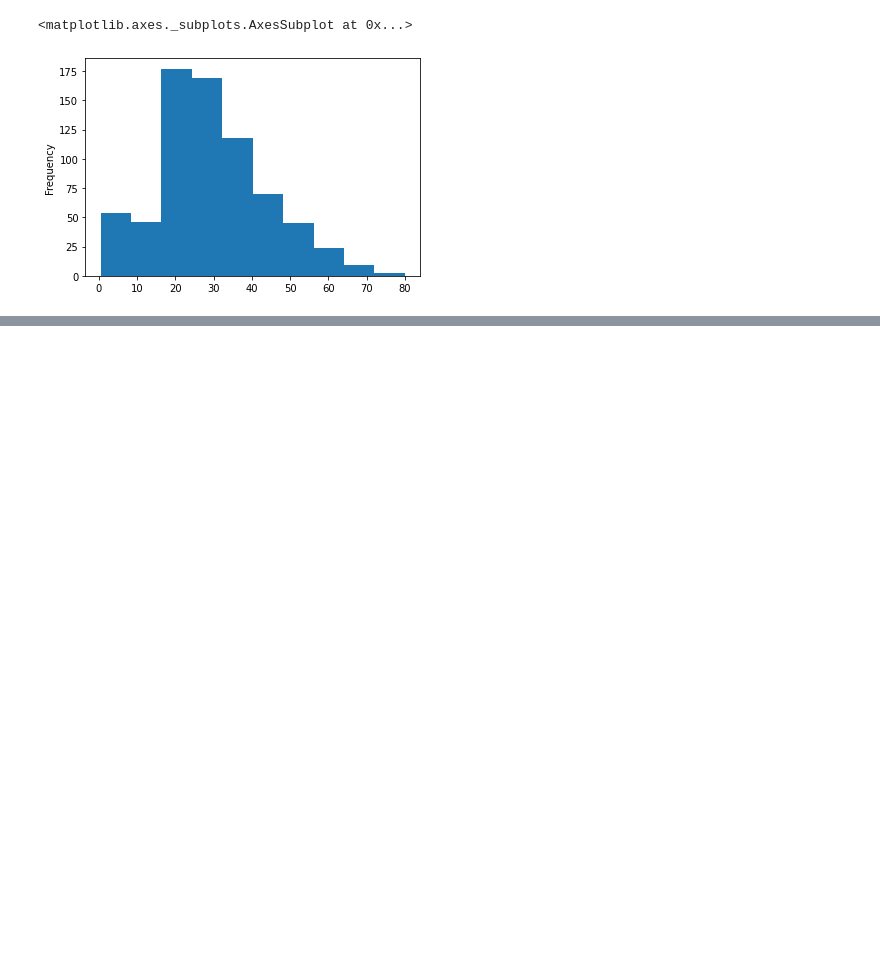
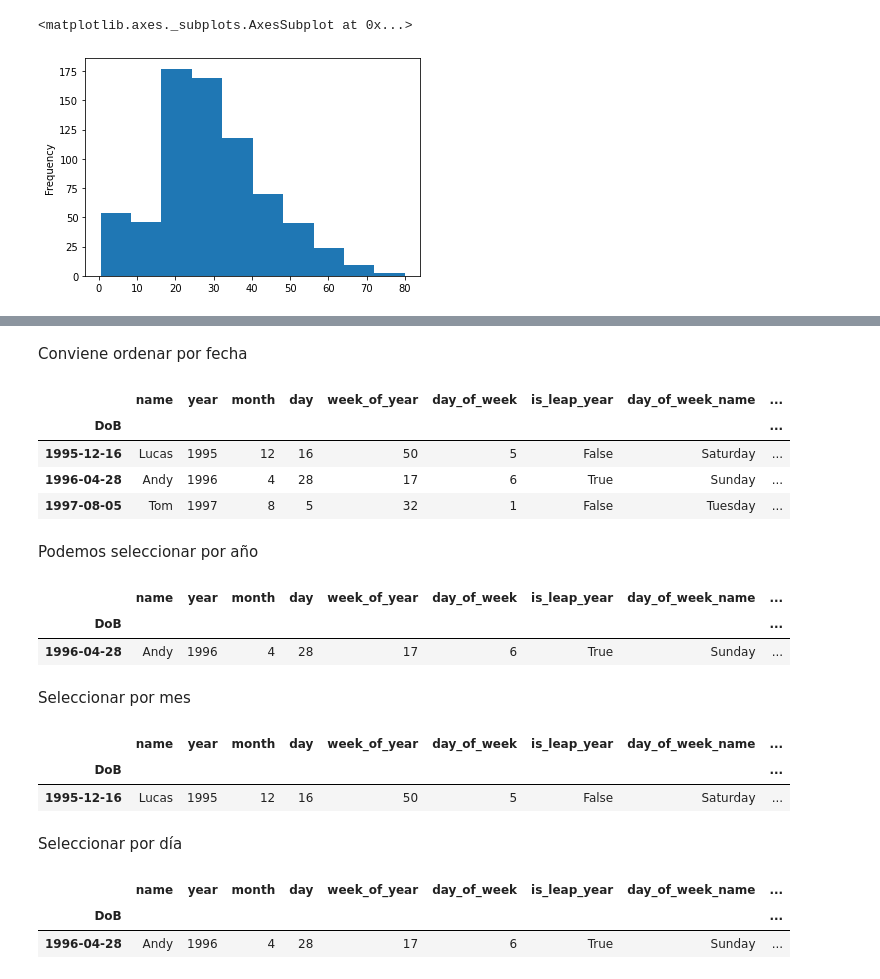
Before and after one commit to wilmerod/Curso-de-introduccion-a-Big-Data-Parte-2-nov2021, a Jupyter notebook: Librería_Pandas.ipynb, the cells around one changed output, grey strips where cells are left out. Drawn from its saved outputs; the diff is of its cells as text; code cells hidden in the pictures; blank space fills up the shorter version.

```diff
--- a/Librería_Pandas.ipynb
+++ b/Librería_Pandas.ipynb
@@ -439,0 +739,35 @@ Permite, de forma fácil e intuitiva realizar operaciones capaces de gestionar y
+# %% [markdown]
+Conviene ordenar por fecha
+# %%
+df = df.sort_index(ascending = True)
+df
+# %% [output]
+|  | name | year | month | day | week_of_year | day_of_week | is_leap_year | day_of_week_name | ... |
+| DoB |  |  |  |  |  |  |  |  | ... |
+| 1995-12-16 | Lucas | 1995 | 12 | 16 | 50 | 5 | False | Saturday | ... |
+| 1996-04-28 | Andy | 1996 | 4 | 28 | 17 | 6 | True | Sunday | ... |
+| 1997-08-05 | Tom | 1997 | 8 | 5 | 32 | 1 | False | Tuesday | ... |
+# %% [markdown]
+Podemos seleccionar por año
+# %%
+df.loc['1996']
+# %% [output]
+|  | name | year | month | day | week_of_year | day_of_week | is_leap_year | day_of_week_name | ... |
+| DoB |  |  |  |  |  |  |  |  | ... |
+| 1996-04-28 | Andy | 1996 | 4 | 28 | 17 | 6 | True | Sunday | ... |
+# %% [markdown]
+Seleccionar por mes
+# %%
+df.loc['1995-12']
+# %% [output]
+|  | name | year | month | day | week_of_year | day_of_week | is_leap_year | day_of_week_name | ... |
+| DoB |  |  |  |  |  |  |  |  | ... |
+| 1995-12-16 | Lucas | 1995 | 12 | 16 | 50 | 5 | False | Saturday | ... |
+# %% [markdown]
+Seleccionar por día
+# %%
+df.loc['1996-4-28']
+# %% [output]
+|  | name | year | month | day | week_of_year | day_of_week | is_leap_year | day_of_week_name | ... |
+| DoB |  |  |  |  |  |  |  |  | ... |
+| 1996-04-28 | Andy | 1996 | 4 | 28 | 17 | 6 | True | Sunday | ... |
```
Also changed, not shown: parts of 44 cells of this notebook.
